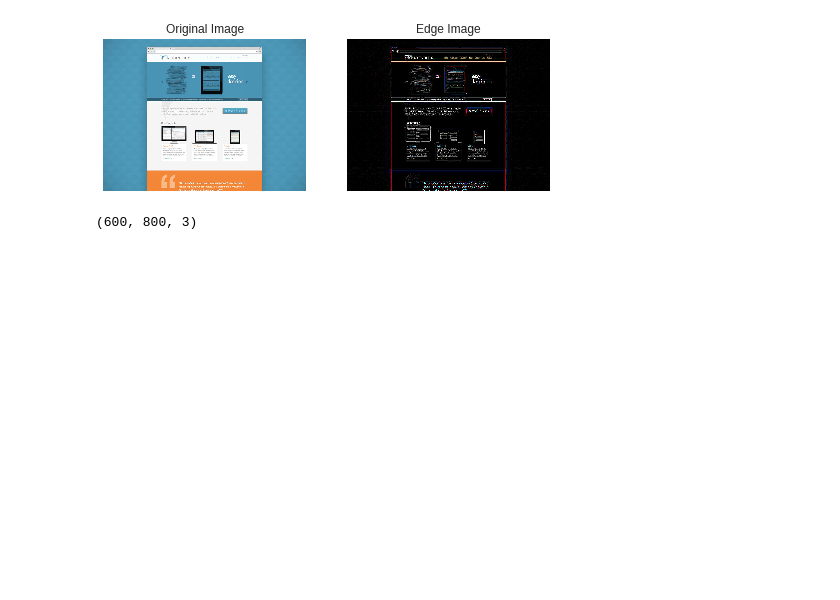
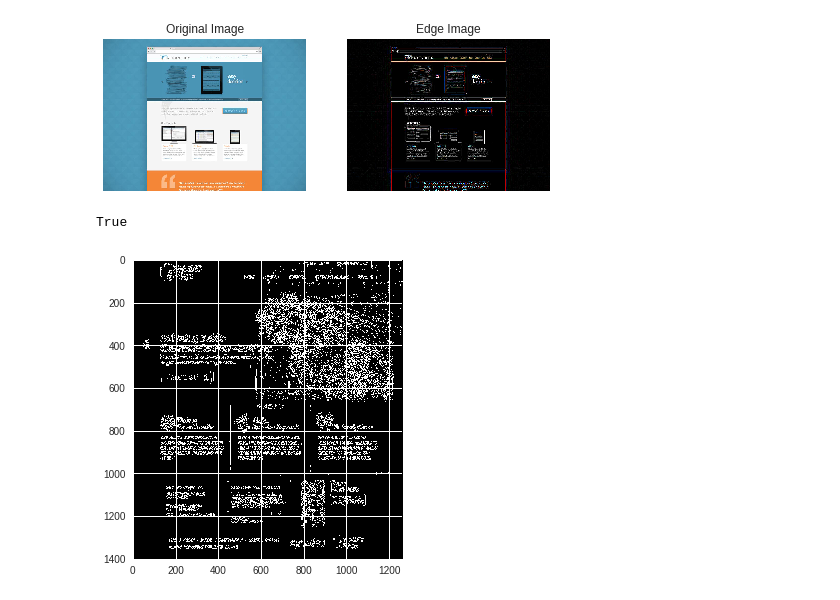
Before and after one commit to iamr0b0tx/machine-learning, a Jupyter notebook: Edge_detector.ipynb, the cells around one changed output. Cells and saved outputs as stored; diff of their text form; code cells hidden in the pictures; blank space fills up the shorter version.

```diff
--- a/Edge_detector.ipynb
+++ b/Edge_detector.ipynb
@@ -149,21 +149,39 @@ plt.title('Edge Image'), plt.xticks([]), plt.yticks([])
 plt.show()
 # %% [output]
 [figure]
-# %%
-import cv2
-import numpy as np
-from matplotlib import pyplot as plt
-
-# loading image
-image = cv2.imread('image.jpg',)
-
-height, width, depth = image.shape
-print(size)
-
-last_pixel = [0, 0 ,0]
-for i in range(height):
-    for j in range(width):
-        for k in range(depth):
-            dot = image[i][j][k]
-# %% [output]
-(600, 800, 3)
+# %%
+import cv2
+import numpy as np
+from matplotlib import pyplot as plt
+
+# loading image
+image = cv2.imread('image.png',)
+new_image = image.copy()
+
+height, width, depth = image.shape
+
+threshold = np.array([.1 for i in range(3)])
+for i in range(height):
+    for j in range(width):
+        if j == 0:
+            last_pixel = np.array([0, 0 ,0])
+
+        pixel = image[i, j]
+
+        gradient = np.absolute(np.subtract(pixel, last_pixel) * 1)
+        gradient = np.array([255, 255, 255]) if np.sqrt(gradient.dot(gradient)) > np.sqrt(threshold.dot(threshold)) and np.sqrt(pixel.dot(pixel)) > np.sqrt(last_pixel.dot(last_pixel)) else np.array([0, 0, 0])
+#         gradient = gradient if np.sqrt(gradient.dot(gradient)) > np.sqrt(threshold.dot(threshold)) else np.array([0, 0, 0])
+#         gradient = np.uint64(np.absolute(gradient))
+        new_image[i, j] = gradient
+#         print(pixel, last_pixel, gradient, np.sqrt(gradient.dot(gradient)), np.sqrt(threshold.dot(threshold)))
+
+        last_pixel = pixel
+# new_image -= new_image.min()
+# new_image = np.absolute(new_image)
+# new_image = new_image/(new_image.max()/255.0)
+# print(new_image[0])
+plt.imshow(new_image)
+cv2.imwrite('new_image.png', new_image)
+# %% [output]
+True
+[figure, added]
```
